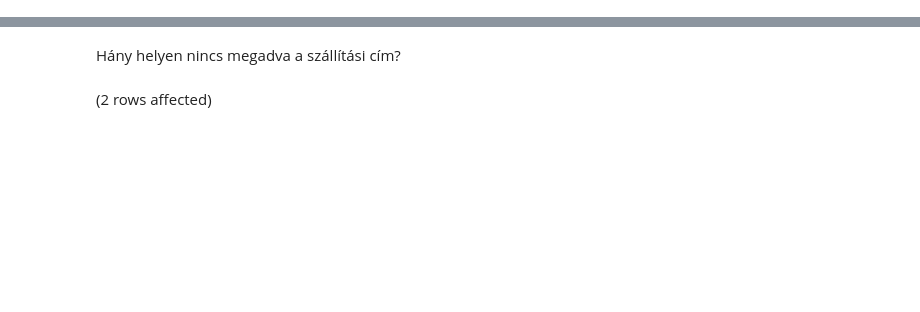
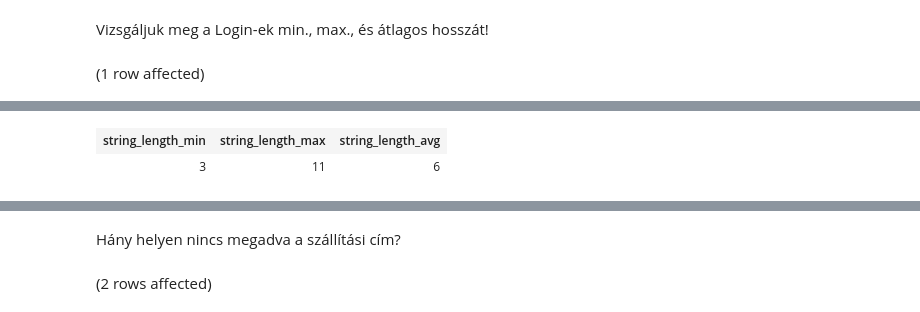
Before and after one commit to szosszi/adatbazis, a Jupyter notebook: hazi_feladat.ipynb, the cells around one changed output, grey strips where cells are left out. Saved outputs shown, nothing was run; the diff lists cells and outputs as text; code cells hidden in the pictures; blank space fills up the shorter version.

```diff
--- a/hazi_feladat.ipynb
+++ b/hazi_feladat.ipynb
@@ -0,0 +9,12 @@
+# %% [markdown]
+Vizsgáljuk meg a Login-ek min., max., és átlagos hosszát!
+# %%
+SELECT MIN(LEN(LOGIN)) AS string_length_min,
+       MAX(LEN(LOGIN)) AS string_length_max,
+       AVG(LEN(LOGIN)) AS string_length_avg
+
+FROM Rendeles
+WHERE LOGIN IS NOT NULL
+AND LEN(LOGIN) > 0
+# %% [output]
+(1 row affected)
@@ -0,0 +22,2 @@
+| string_length_min | string_length_max | string_length_avg |
+| 3 | 11 | 6 |
```
Also changed, not shown: parts of 8 cells of this notebook.
